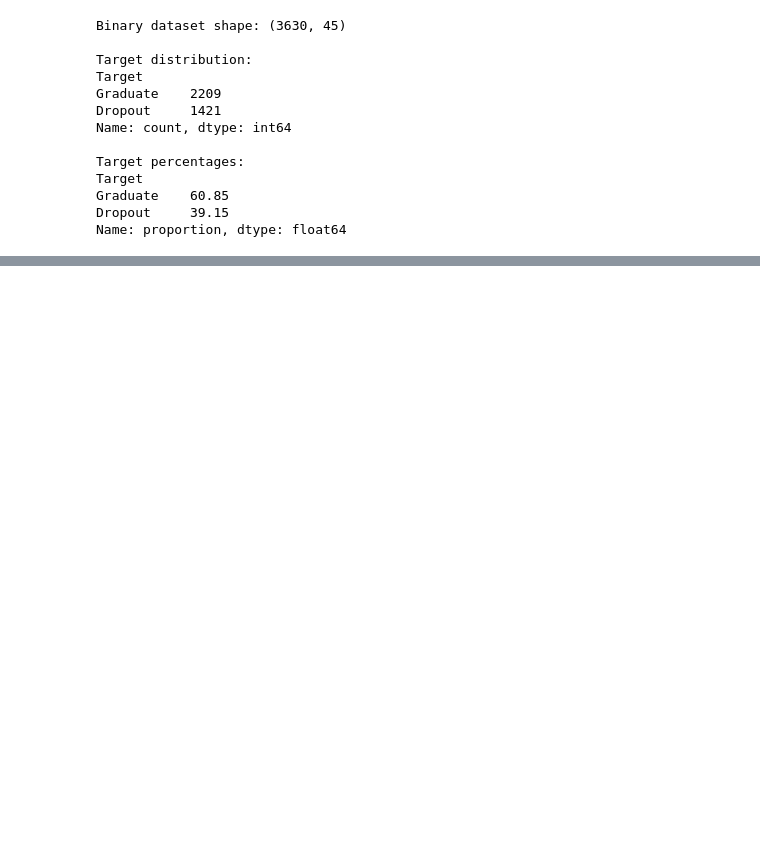
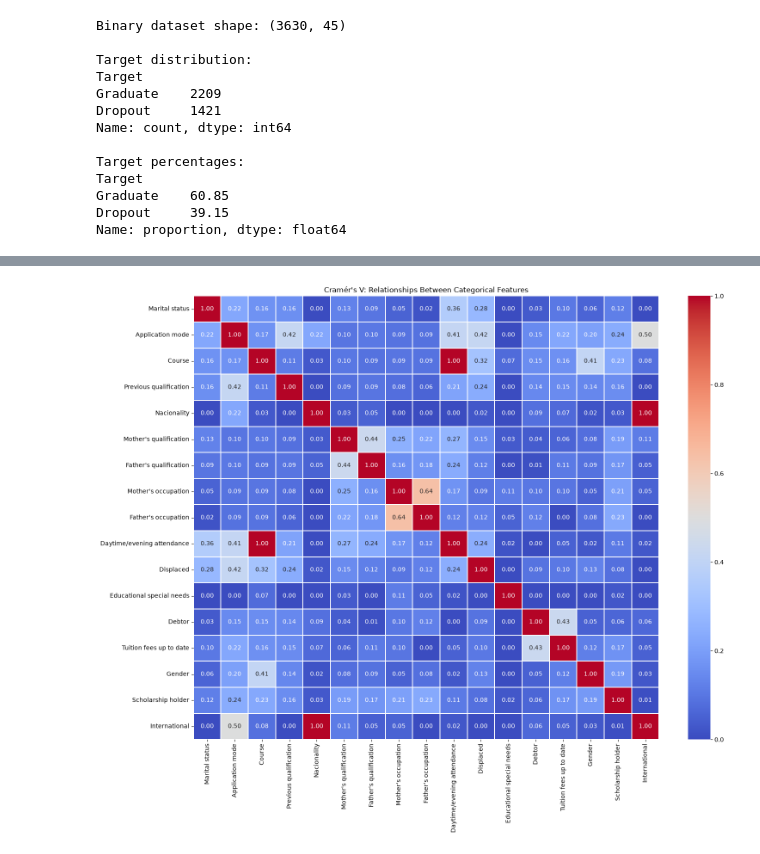
Before and after one commit to Mubhin77/student-dropout-prediction, a Jupyter notebook: notebooks/final_eda.ipynb, the cells around one changed output, grey strips where cells are left out. Saved outputs shown, nothing was run; the diff lists cells and outputs as text; code cells hidden in the pictures; blank space fills up the shorter version.

```diff
--- a/notebooks/final_eda.ipynb
+++ b/notebooks/final_eda.ipynb
@@ -1800,0 +1893,82 @@ display(
+# %%
+from scipy.stats import chi2_contingency
+import numpy as np
+import pandas as pd
+
+categorical_features_binary = (
+    categorical_features + binary_features
+)
+
+association_matrix = pd.DataFrame(
+    np.zeros((
+        len(categorical_features_binary),
+        len(categorical_features_binary)
+    )),
+    index=categorical_features_binary,
+    columns=categorical_features_binary
+)
+
+for feature1 in categorical_features_binary:
+
+    for feature2 in categorical_features_binary:
+
+        if feature1 == feature2:
+            association_matrix.loc[feature1, feature2] = 1.0
+            continue
+
+        contingency = pd.crosstab(
+            binary_df[feature1],
+            binary_df[feature2]
+        )
+
+        chi2 = chi2_contingency(contingency)[0]
+
+        n = contingency.to_numpy().sum()
+        rows, cols = contingency.shape
+
+        phi2 = chi2 / n
+
+        phi2_corrected = max(
+            0,
+            phi2 - ((cols - 1) * (rows - 1)) / (n - 1)
+        )
+
+        rows_corrected = (
+            rows - ((rows - 1) ** 2) / (n - 1)
+        )
+
+        cols_corrected = (
+            cols - ((cols - 1) ** 2) / (n - 1)
+        )
+
+        denominator = min(
+            rows_corrected - 1,
+            cols_corrected - 1
+        )
+
+        cramers_v = (
+            np.sqrt(phi2_corrected / denominator)
+            if denominator > 0 else np.nan
+        )
+
+        association_matrix.loc[
+            feature1, feature2
+        ] = cramers_v
+
+plt.figure(figsize=(16, 13))
+
+sns.heatmap(
+    association_matrix,
+    cmap="coolwarm",
+    vmin=0,
+    vmax=1,
+    annot=True,
+    fmt=".2f",
+    linewidths=0.3
+)
+
+plt.title("Cramér's V: Relationships Between Categorical Features")
+plt.tight_layout()
+plt.show()
+# %% [output]
+[figure, added]
```
Also changed, not shown: parts of 15 cells of this notebook.
